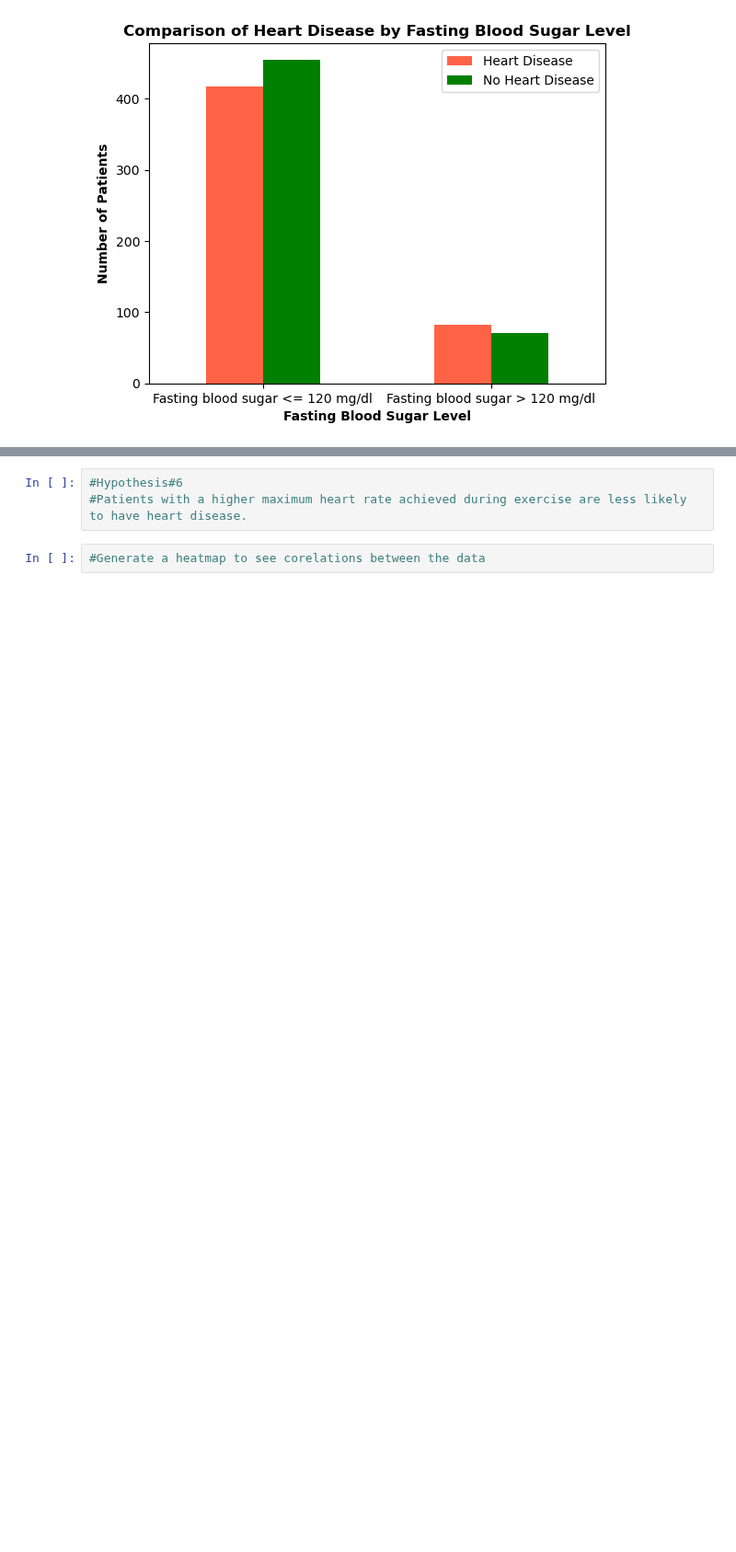
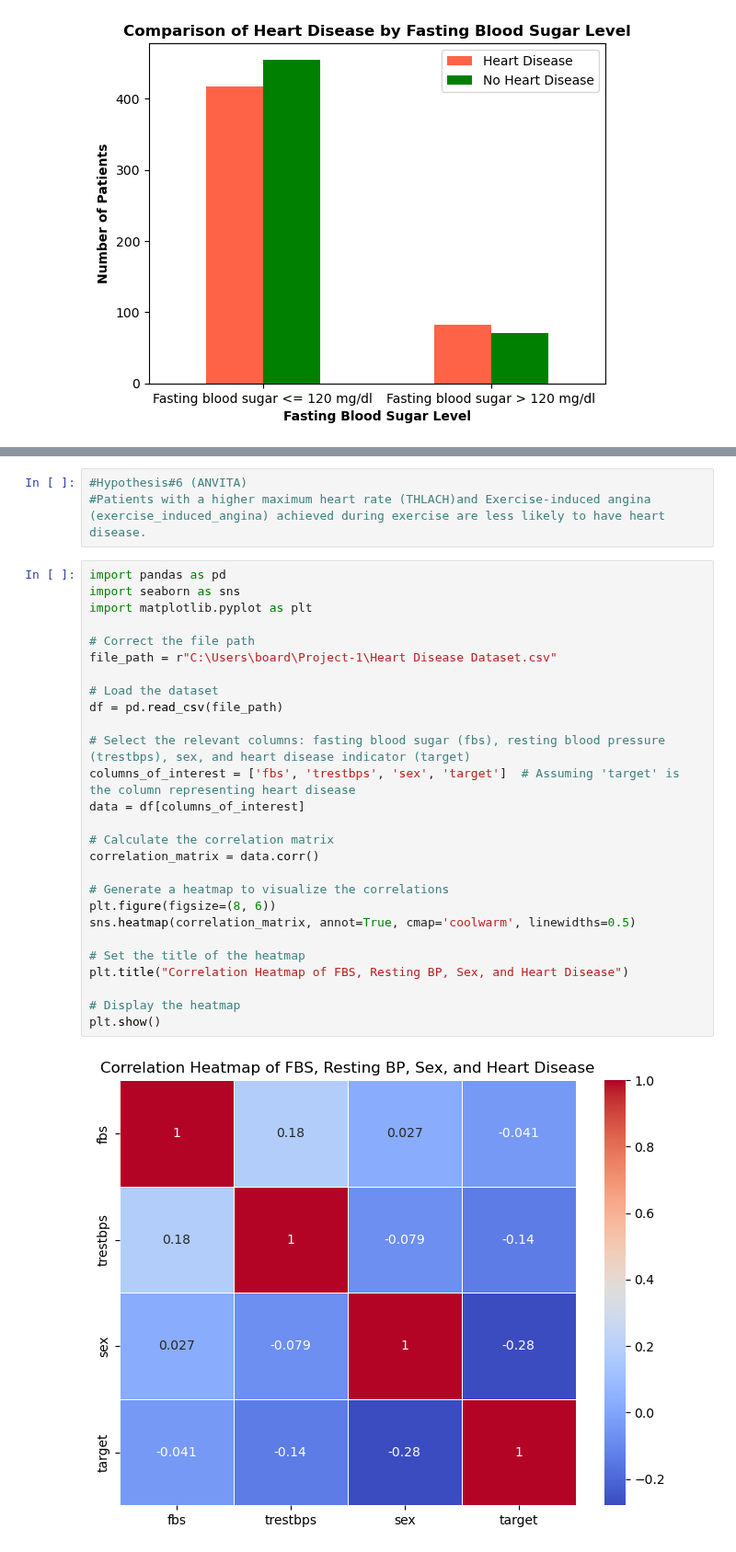
Before and after one commit to dallen91801/Heart-Disease-Analysis, a Jupyter notebook: Project 1.ipynb, the cells around one changed output, grey strips where cells are left out. Shown at 92% size. Saved outputs shown, nothing was run; the diff lists cells and outputs as text; blank space fills up the shorter version.

Commit message:
Add or update Project 1.ipynb to main branch

```diff
--- a/Project 1.ipynb
+++ b/Project 1.ipynb
@@ -222,6 +226,33 @@ Number of patients with fasting blood sugar <= 120 mg/dl and heart disease: 455
 #Patients with a higher number of major vessels (colored by fluoroscopy) are less likely to have heart disease
 # %%
-#Hypothesis#6
-#Patients with a higher maximum heart rate achieved during exercise are less likely to have heart disease.
+#Hypothesis#6 (ANVITA)
+#Patients with a higher maximum heart rate (THLACH)and Exercise-induced angina (exercise_induced_angina) achieved during exercise are less likely to have heart disease.
 # %%
-#Generate a heatmap to see corelations between the data
+import pandas as pd
+import seaborn as sns
+import matplotlib.pyplot as plt
+
+# Correct the file path
+file_path = r"C:\Users\board\Project-1\Heart Disease Dataset.csv"
+
+# Load the dataset
+df = pd.read_csv(file_path)
+
+# Select the relevant columns: fasting blood sugar (fbs), resting blood pressure (trestbps), sex, and heart disease indicator (target)
+columns_of_interest = ['fbs', 'trestbps', 'sex', 'target']  # Assuming 'target' is the column representing heart disease
+data = df[columns_of_interest]
+
+# Calculate the correlation matrix
+correlation_matrix = data.corr()
+
+# Generate a heatmap to visualize the correlations
+plt.figure(figsize=(8, 6))
+sns.heatmap(correlation_matrix, annot=True, cmap='coolwarm', linewidths=0.5)
+
+# Set the title of the heatmap
+plt.title("Correlation Heatmap of FBS, Resting BP, Sex, and Heart Disease")
+
+# Display the heatmap
+plt.show()
+# %% [output]
+[figure, added]
```
Also changed, not shown: parts of 4 cells of this notebook.
